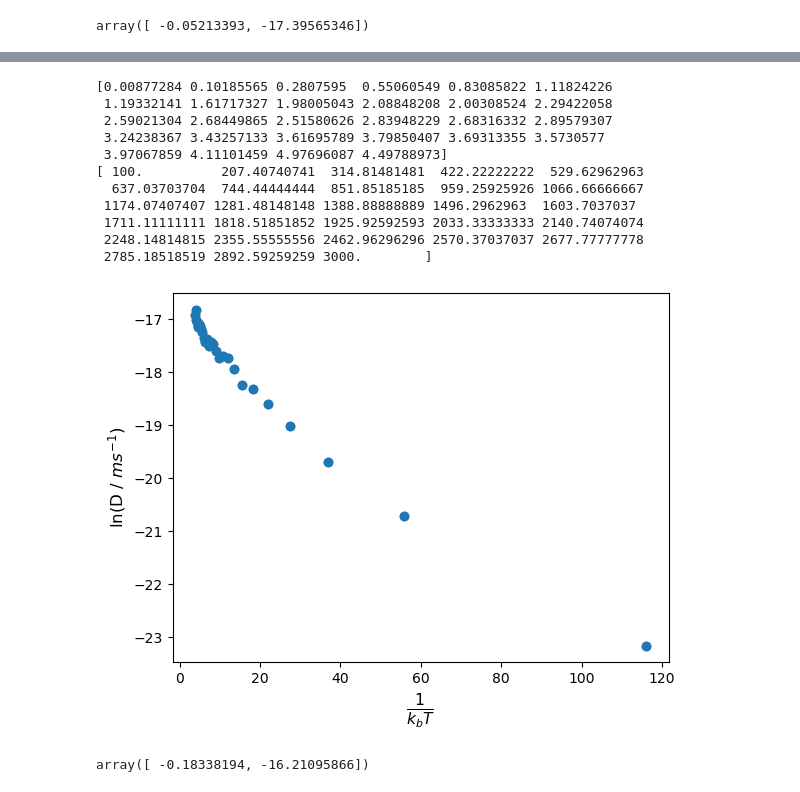
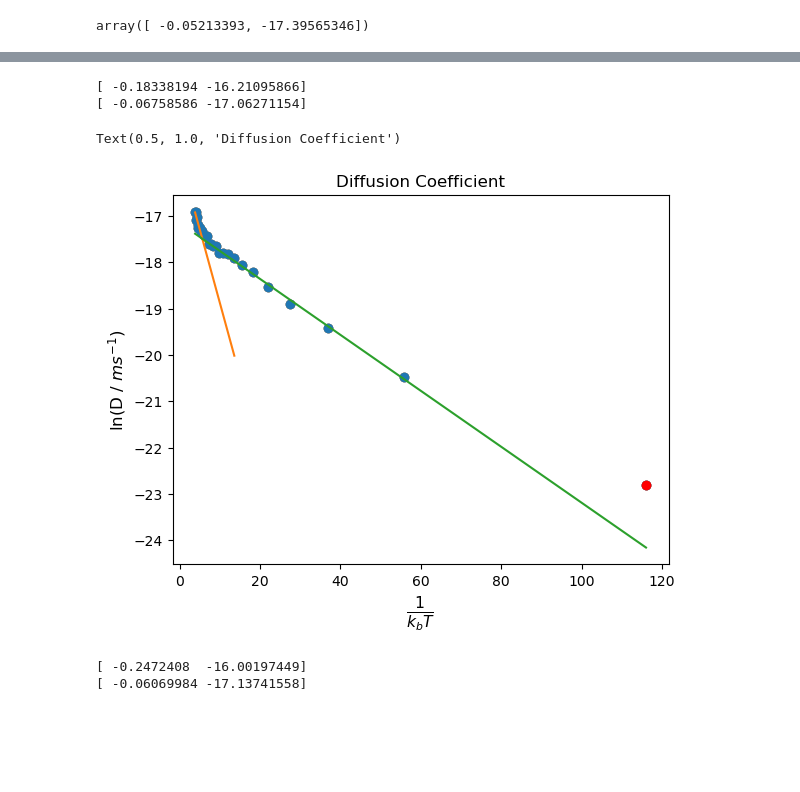
Before and after one commit to Samanyu-T/Lammps_MD, a Jupyter notebook: Jupyter_Notebooks/Workbook.ipynb, the cells around one changed output, grey strips where cells are left out. Drawn from its saved outputs; the diff is of its cells as text; code cells hidden in the pictures; blank space fills up the shorter version.

```diff
--- a/Jupyter_Notebooks/Workbook.ipynb
+++ b/Jupyter_Notebooks/Workbook.ipynb
@@ -1229,66 +1316,74 @@ array([ -0.05213393, -17.39565346])
+# %%
+print(np.polyfit(x_plt[-10:], y_plt[-10:], deg = 1))
+print(np.polyfit(x_plt[1:10], y_plt[1:10], deg = 1))
+# %% [output]
+[ -0.18338194 -16.21095866]
+[ -0.06758586 -17.06271154]
 # %%
 data = []
 temp = np.linspace(100, 3000, 28)
 for _temp in temp:
+    folder = 'He_Diffusion_New/Temp_%d' % _temp
     _data = []
+    for file in glob.glob(folder + '/*'):
 
-    for i in range(3,4):
-        folder = 'He_Diffusion_%d/Temp_%d' % (i, _temp)
-        for file in glob.glob(folder + '/*'):
+        __data = np.load(file)
 
-            __data = np.load(file)
-
-            _data.append(__data)
+        _data.append(__data)
     _data = np.array(_data)
 
     data.append(np.mean(_data, axis=0))
 
 data = np.array(data)
 
 x = np.arange(data.shape[1])
 
 diff = data[:,1:] / x[1:]
 
 diff = np.mean(diff,axis = 1)
 
-print(diff)
 diff *= 1e-10 ** 2 / 1e-12
 
 kB = 8.617333262e-5
 
 x_plt = 1 / (kB * temp)
 
 # x_plt = 1e4 / temp
 
 y_plt = np.log(diff)
 
-# x_plt = x_plt[1:]
-# y_plt = y_plt[1:]
-
 plt.plot(x_plt, y_plt, 'o')
 
 plt.scatter(x_plt, y_plt)
 plt.xlabel(r'$\frac{1}{k_b T}$', fontsize=16)
 plt.ylabel(r'ln(D / $ms^{-1}$)', fontsize=12)
 
-print(temp)
+
+high_p = np.polyfit(x_plt[-8:], y_plt[-8:], deg = 1)
+low_p  = np.polyfit(x_plt[1:8], y_plt[1:8], deg = 1)
+
+high_x  = np.linspace(x_plt[7], x_plt[-1], 100)
+high_y = np.polyval(high_p, high_x)
+
+
+low_x  = np.linspace(x_plt[-1], x_plt[0], 100)
+low_y = np.polyval(low_p, low_x)
+
+plt.scatter(x_plt, y_plt)
+plt.plot(high_x, high_y)
+plt.plot(low_x, low_y)
+plt.plot(x_plt[0], y_plt[0], 'ro')
+
+plt.title('Diffusion Coefficient')
 # %% [output]
-[0.00877284 0.10185565 0.2807595  0.55060549 0.83085822 1.11824226
- 1.19332141 1.61717327 1.98005043 2.08848208 2.00308524 2.29422058
- 2.59021304 2.68449865 2.51580626 2.83948229 2.68316332 2.89579307
- 3.24238367 3.43257133 3.61695789 3.79850407 3.69313355 3.5730577
- 3.97067859 4.11101459 4.97696087 4.49788973]
-[ 100.          207.40740741  314.81481481  422.22222222  529.62962963
-  637.03703704  744.44444444  851.85185185  959.25925926 1066.66666667
- 1174.07407407 1281.48148148 1388.88888889 1496.2962963  1603.7037037
- 1711.11111111 1818.51851852 1925.92592593 2033.33333333 2140.74074074
- 2248.14814815 2355.55555556 2462.96296296 2570.37037037 2677.77777778
- 2785.18518519 2892.59259259 3000.        ]
+Text(0.5, 1.0, 'Diffusion Coefficient')
-[figure, old version]
+[figure, new version]
 # %%
-np.polyfit(x_plt[-10:], y_plt[-10:], deg = 1)
+print(np.polyfit(x_plt[-10:], y_plt[-10:], deg = 1))
+print(np.polyfit(x_plt[1:10], y_plt[1:10], deg = 1))
 # %% [output]
-array([ -0.18338194, -16.21095866])
+[ -0.2472408  -16.00197449]
+[ -0.06069984 -17.13741558]
 # %%
 from scipy.optimize import minimize
 def func(w, x):
```
Also changed, not shown: parts of 14 cells of this notebook, 9 other files.
